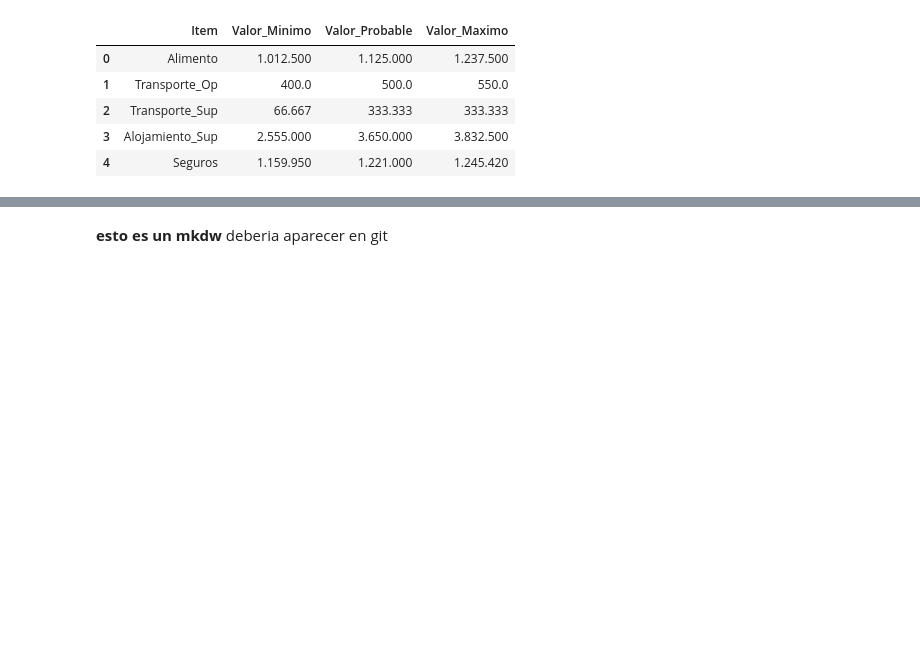
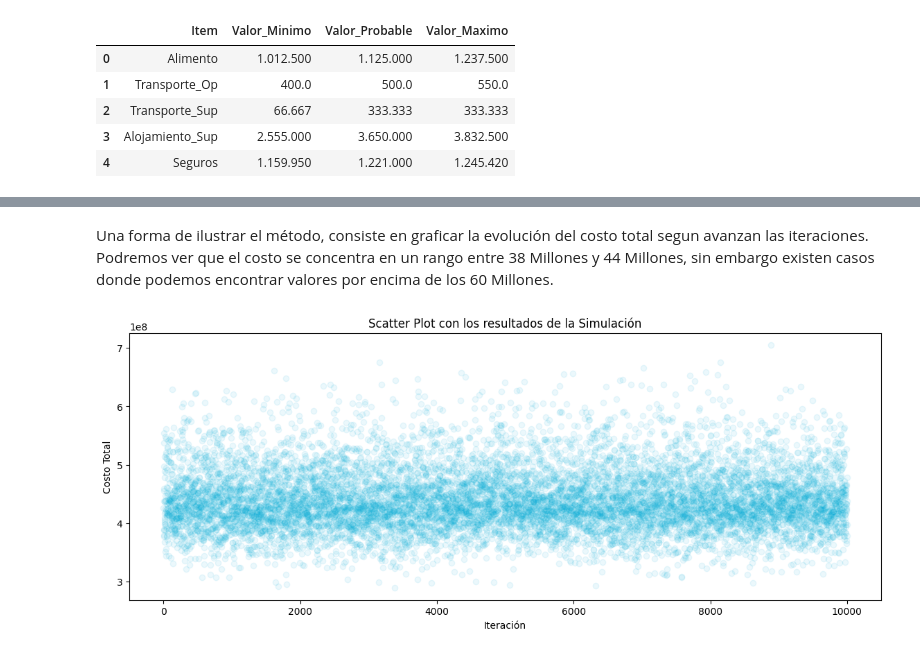
Before and after one commit to andresacam/Simulaciones, a Jupyter notebook: SimMC_Mantenimiento.ipynb, the cells around one changed output, grey strips where cells are left out. Drawn from its saved outputs; the diff is of its cells as text; code cells hidden in the pictures; blank space fills up the shorter version.

```diff
--- a/SimMC_Mantenimiento.ipynb
+++ b/SimMC_Mantenimiento.ipynb
@@ -204,2 +214,19 @@ crear_graficos_estilo_mckinsey(resultados_df, 'Costo_Total')
-# %% [markdown]
-**esto es un mkdw** deberia aparecer en git
+# %% [markdown]
+Una forma de ilustrar el método, consiste en graficar la evolución del costo total segun avanzan las iteraciones. Podremos ver que el costo se concentra en un rango entre 38 Millones y 44 Millones, sin embargo existen casos donde podemos encontrar valores por encima de los 60 Millones.
+# %%
+import matplotlib.pyplot as plt
+import numpy as np
+
+x = np.arange(1, len(resultados_df) + 1)
+y = resultados_df['Costo_Total'].values
+
+# Crear gráfico de dispersión con transparencia
+plt.figure(figsize=(14, 5))
+plt.scatter(x, y, alpha=0.08, color='#00AEDB')
+plt.title("Scatter Plot con los resultados de la Simulación")
+plt.xlabel("Iteración")
+plt.ylabel("Costo Total")
+plt.grid(False)
+plt.show()
+# %% [output]
+[figure, added]
```
Also changed, not shown: parts of 6 cells of this notebook.
